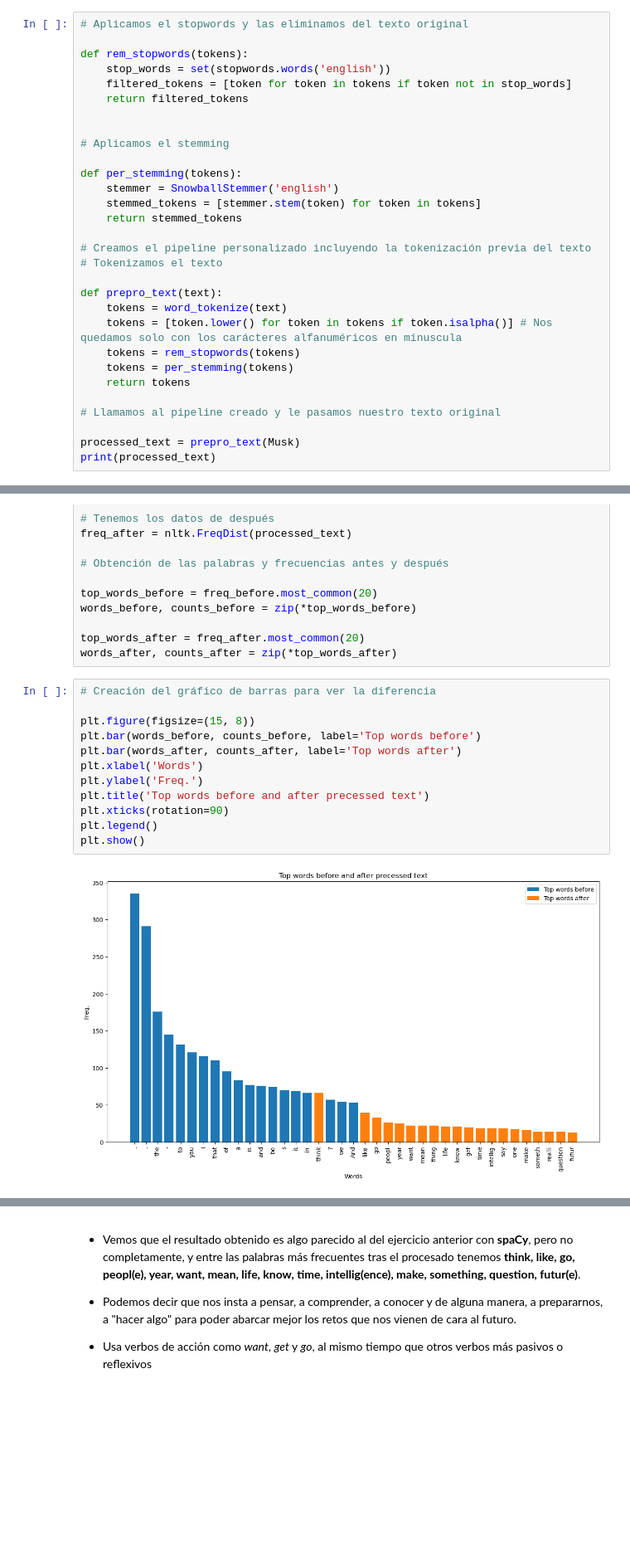
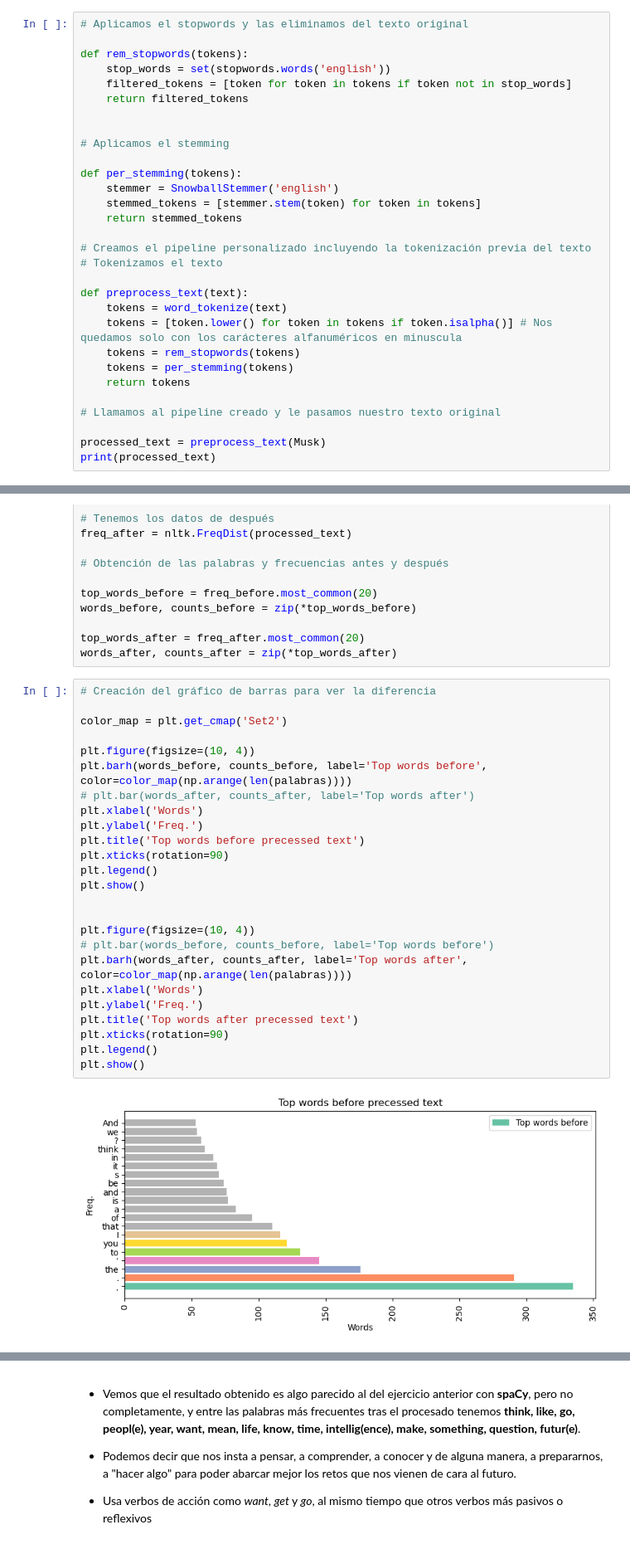
Before and after one commit to CristinaCosma/Text_mining, a Jupyter notebook: Tasca_M9_T01_Elon-Musk.ipynb, the cells around one changed output, grey strips where cells are left out. Shown at 83% size. Saved outputs shown, nothing was run; the diff lists cells and outputs as text; blank space fills up the shorter version.

```diff
--- a/Tasca_M9_T01_Elon-Musk.ipynb
+++ b/Tasca_M9_T01_Elon-Musk.ipynb
@@ -350,7 +354,7 @@ def per_stemming(tokens):
 # Creamos el pipeline personalizado incluyendo la tokenización previa del texto
 # Tokenizamos el texto
 
-def prepro_text(text):
+def preprocess_text(text):
     tokens = word_tokenize(text)
     tokens = [token.lower() for token in tokens if token.isalpha()] # Nos quedamos solo con los carácteres alfanuméricos en minuscula
     tokens = rem_stopwords(tokens)
@@ -359,7 +363,7 @@ def prepro_text(text):
 
 # Llamamos al pipeline creado y le pasamos nuestro texto original
 
-processed_text = prepro_text(Musk)
+processed_text = preprocess_text(Musk)
 print(processed_text)
 # %% [output]
 ['someth', 'import', 'enough', 'even', 'odd', 'favour', 'life', 'seen', 'within', 'part', 'world', 'great', 'peopl', 'like', 'invent', 'algorithm', 'global', 'newton', 'henri', 'ford', 'wright', 'brot ...
@@ -384,14 +388,27 @@ words_after, counts_after = zip(*top_words_after)
 # %%
 # Creación del gráfico de barras para ver la diferencia
 
-plt.figure(figsize=(15, 8))
-plt.bar(words_before, counts_before, label='Top words before')
-plt.bar(words_after, counts_after, label='Top words after')
+color_map = plt.get_cmap('Set2')
+
+plt.figure(figsize=(10, 4))
+plt.barh(words_before, counts_before, label='Top words before', color=color_map(np.arange(len(palabras))))
+# plt.bar(words_after, counts_after, label='Top words after')
 plt.xlabel('Words')
 plt.ylabel('Freq.')
-plt.title('Top words before and after precessed text')
+plt.title('Top words before precessed text')
 plt.xticks(rotation=90)
 plt.legend()
 plt.show()
+
+
+plt.figure(figsize=(10, 4))
+# plt.bar(words_before, counts_before, label='Top words before')
+plt.barh(words_after, counts_after, label='Top words after', color=color_map(np.arange(len(palabras))))
+plt.xlabel('Words')
+plt.ylabel('Freq.')
+plt.title('Top words after precessed text')
+plt.xticks(rotation=90)
+plt.legend()
+plt.show()
 # %% [output]
-[figure, old version]
+[figure, new version]
```
Also changed, not shown: parts of 11 cells of this notebook.
